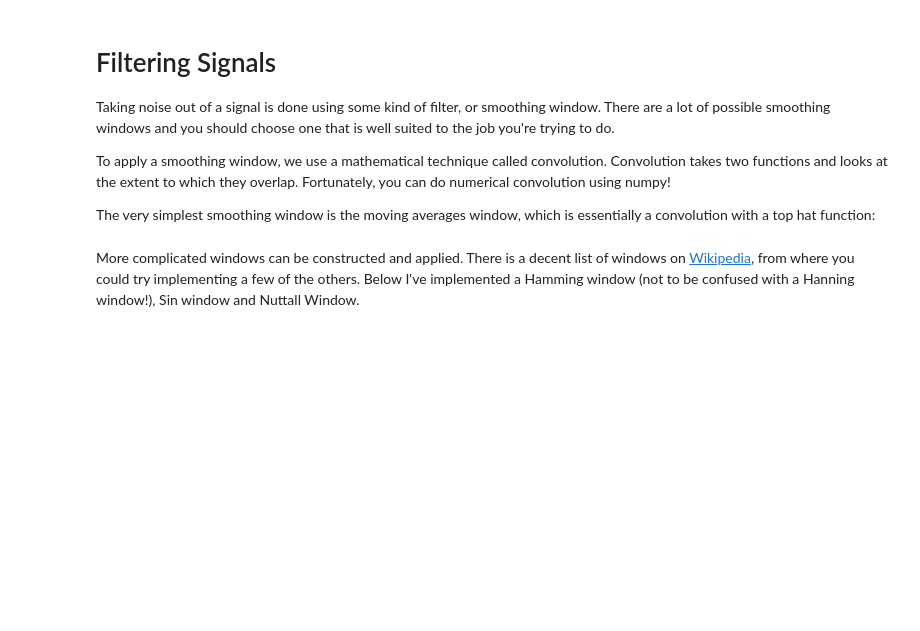
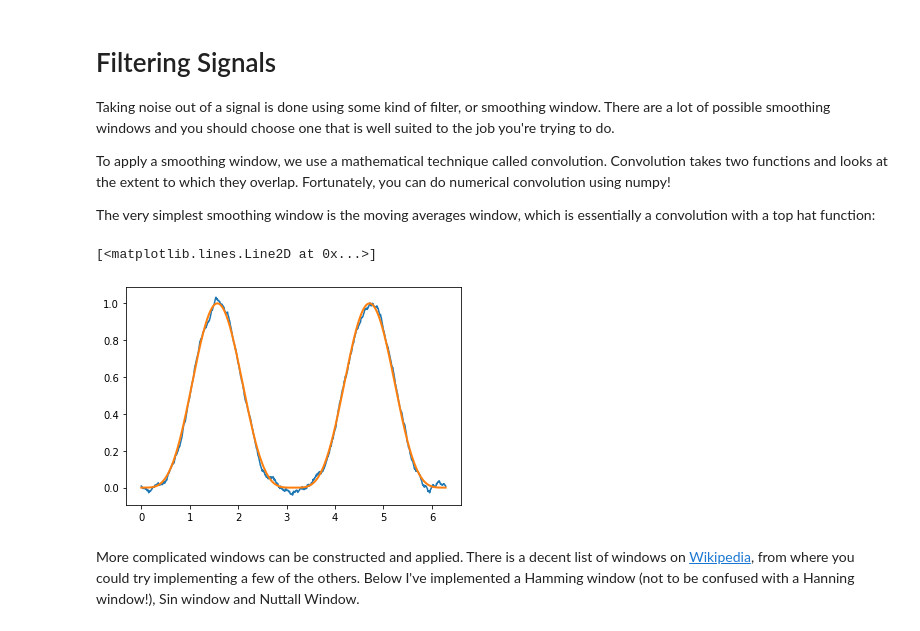
Before and after one commit to rrr-uom-projects/ManchesterBioinformaticsCourse_Student, a Jupyter notebook: Day1/Slides/PythonBasicsReference.ipynb, the cells around one changed output. Saved outputs shown, nothing was run; the diff lists cells and outputs as text; code cells hidden in the pictures; blank space fills up the shorter version.

```diff
--- a/Day1/Slides/PythonBasicsReference.ipynb
+++ b/Day1/Slides/PythonBasicsReference.ipynb
@@ -707,12 +717,15 @@ To apply a smoothing window, we use a mathematical technique called convolution.
 The very simplest smoothing window is the moving averages window, which is essentially a convolution with a top hat function:
 # %%
 # Moving averages window function
-N = xValues.shape[0]/32 # Try changing the window width to see the effect on the filtered signal
-window = np.ones(N)
+N = int(xValues.shape[0]/32) # Try changing the window width to see the effect on the filtered signal
+window = np.ones(N)*(1/3002)
 convolved = np.convolve(window/window.sum(), sinWithRealNoise, mode='same')# Note - divide by the sum of the window to
                                                                         #    maintain normalisation
 plt.plot(xValues, convolved)
 plt.plot(xValues, sin4, linewidth=2)
+# %% [output]
+[<matplotlib.lines.Line2D at 0x...>]
+[figure, added]
 # %% [markdown]
 More complicated windows can be constructed and applied. There is a decent list of windows on [Wikipedia](https://en.wikipedia.org/wiki/Window_function), from where you could try implementing a few of the others. Below I've implemented a Hamming window (not to be confused with a Hanning window!), Sin window and Nuttall Window.
 # %%
```
Also changed, not shown: parts of 7 cells of this notebook, 2 other files.
